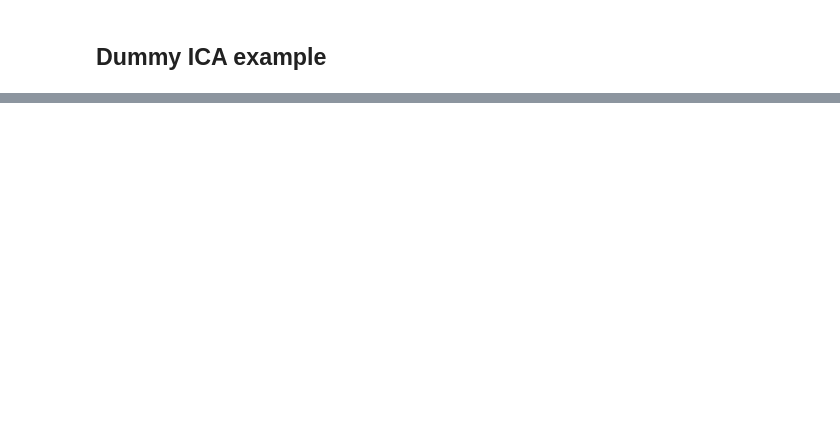
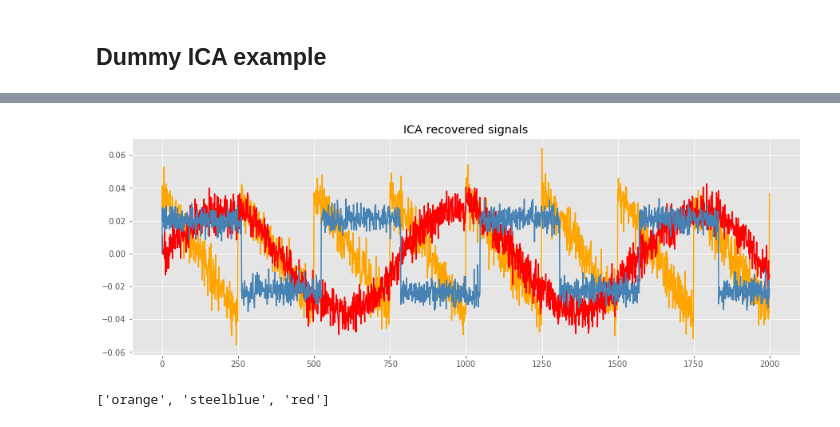
Before and after one commit to jdkent/2018-Seminar-Talk, a Jupyter notebook: seminar_graphs.ipynb, the cells around one changed output, grey strips where cells are left out. Saved outputs shown, nothing was run; the diff lists cells and outputs as text; code cells hidden in the pictures; blank space fills up the shorter version.

```diff
--- a/seminar_graphs.ipynb
+++ b/seminar_graphs.ipynb
@@ -326,0 +204,12 @@ plt.plot(can_res[0])
+# %%
+plt.figure()
+plt.title(names[2])
+for sig, color in zip(models[2].T, [colors[2], colors[0], colors[1]]):
+    plt.plot(sig, color=color)
+plt.savefig('./imgs/ica_recovered_signals.png')
+# %% [output]
+[figure, added]
+# %%
+colors[::-1]
+# %% [output]
+['orange', 'steelblue', 'red']
```
Also changed, not shown: parts of 35 cells of this notebook, 7 other files.
